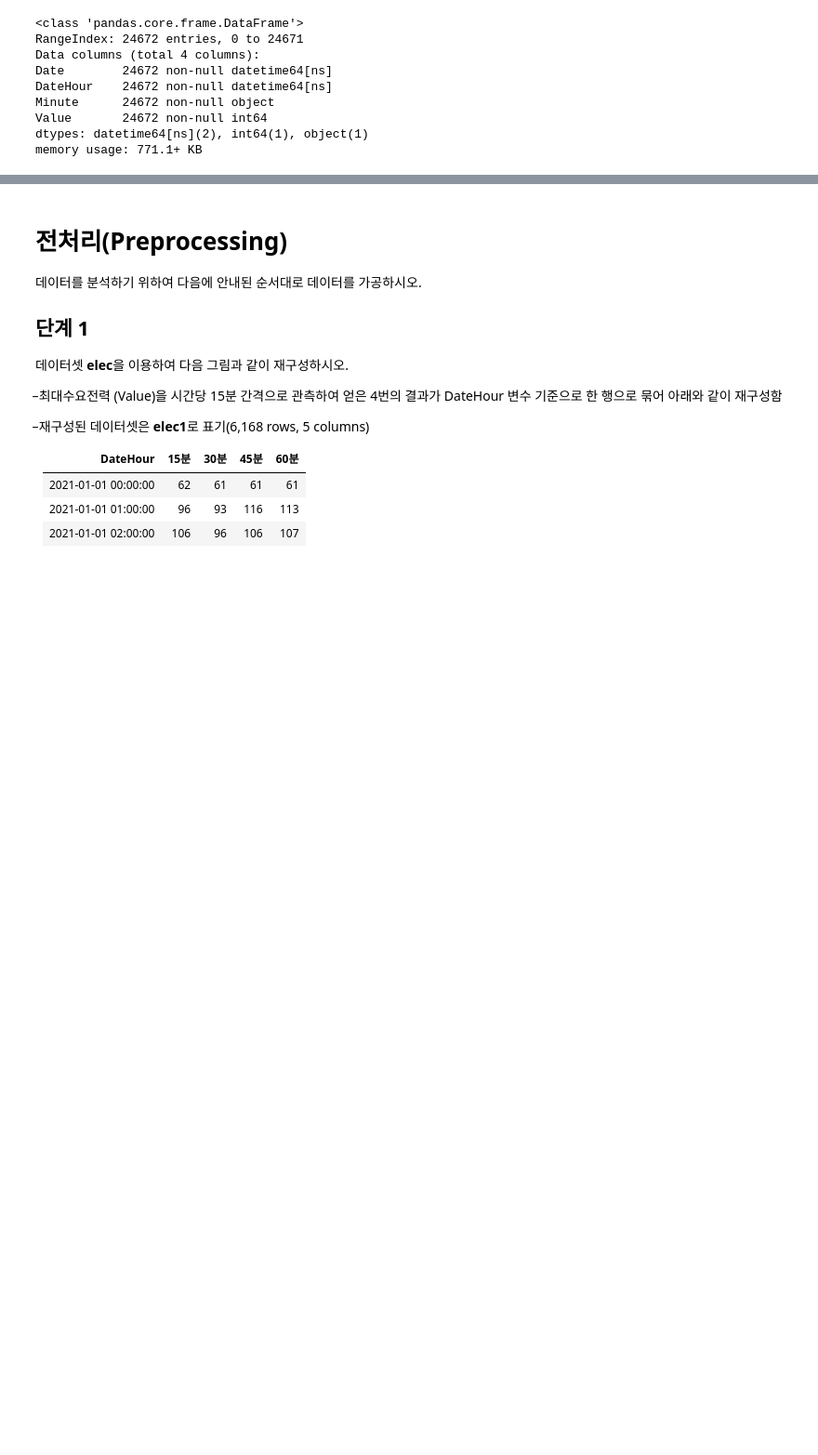
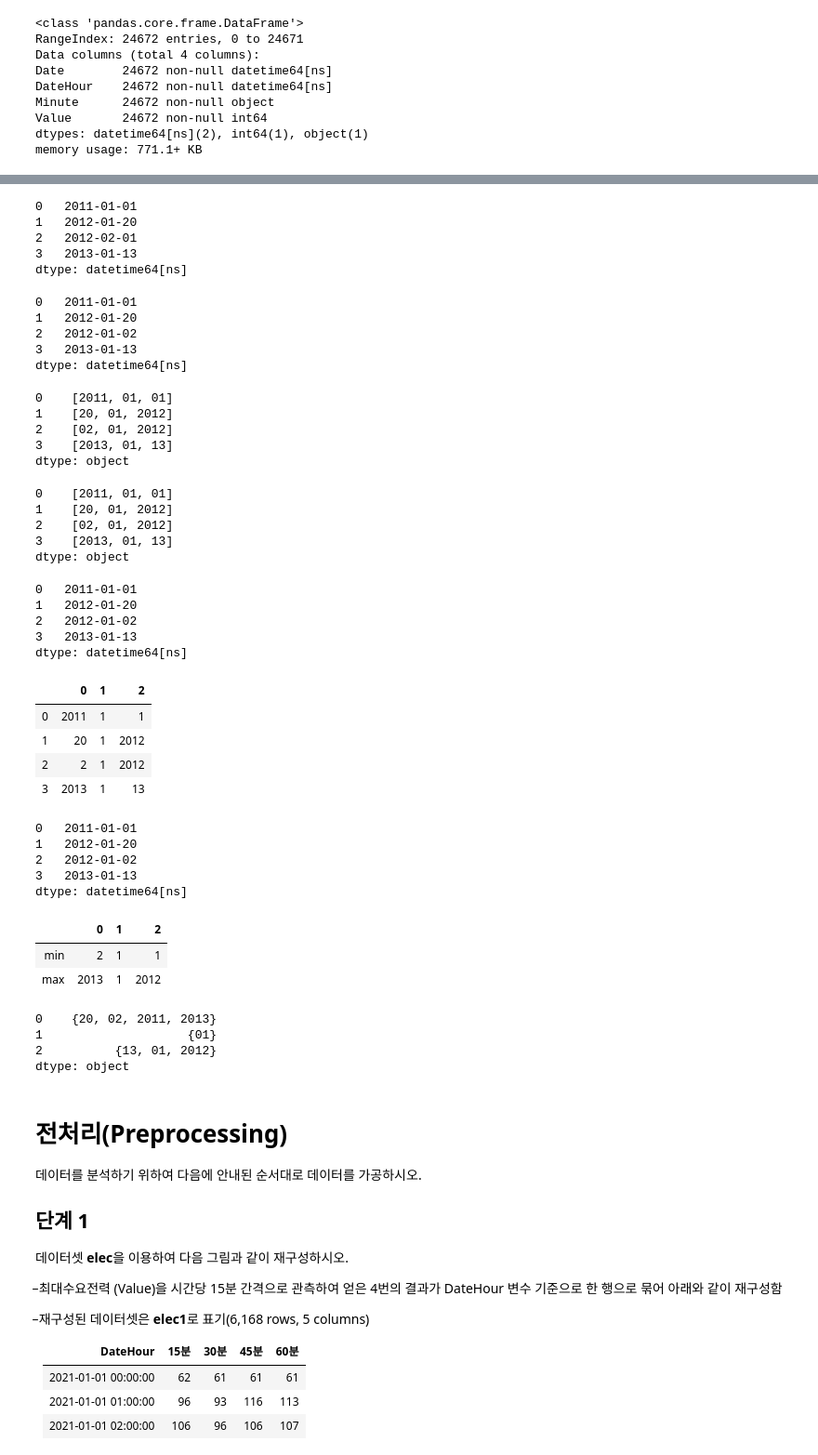
Before and after one commit to sunkusun9/DS_lv3_2607, a Jupyter notebook: sec_ds_lv3_prob3_prob.ipynb, the cells around one changed output, grey strips where cells are left out. Shown at 93% size. Cells and saved outputs as stored; diff of their text form; code cells hidden in the pictures; blank space fills up the shorter version.

```diff
--- a/sec_ds_lv3_prob3_prob.ipynb
+++ b/sec_ds_lv3_prob3_prob.ipynb
@@ -157,3 +157,80 @@ s = pd.Series(['2011-01-01', '20-01-2012', '02-01-2012', '2013/01/13'])
+# %%
+s = pd.Series(['2011-01-01', '20-01-2012', '02-01-2012', '2013/01/13'])
+pd.to_datetime(s)
+# %% [output]
+0   2011-01-01
+1   2012-01-20
+2   2012-02-01
+3   2013-01-13
+dtype: datetime64[ns]
+# %%
+pd.to_datetime(s, dayfirst = True)
+# %% [output]
+0   2011-01-01
+1   2012-01-20
+2   2012-01-02
+3   2013-01-13
+dtype: datetime64[ns]
+# %%
+s.str.split('-').apply(
+    lambda x: x if len(x) == 3 else x[0].split('/')
+)
+# %% [output]
+0    [2011, 01, 01]
+1    [20, 01, 2012]
+2    [02, 01, 2012]
+3    [2013, 01, 13]
+dtype: object
+# %%
+s.str.split('-|/') # 정규표현식 사용
+# %% [output]
+0    [2011, 01, 01]
+1    [20, 01, 2012]
+2    [02, 01, 2012]
+3    [2013, 01, 13]
+dtype: object
+# %%
+pd.to_datetime(s.str.split('-|/').apply(
+    lambda x: '-'.join(x if len(x[0]) == 4 else [x[2], x[1], x[0]])
+))
+# %% [output]
+0   2011-01-01
+1   2012-01-20
+2   2012-01-02
+3   2013-01-13
+dtype: datetime64[ns]
+# %%
+s.str.split('-|/', expand=True).astype('int')
+# %% [output]
+|  | 0 | 1 | 2 |
+| 0 | 2011 | 1 | 1 |
+| 1 | 20 | 1 | 2012 |
+| 2 | 2 | 1 | 2012 |
+| 3 | 2013 | 1 | 13 |
+# %%
+from datetime import date
+s.str.split('-|/', expand=True).astype('int').apply(
+    lambda x: date(x[0], x[1], x[2]) if x[0] >= 1000 else date(x[2], x[1], x[0]) , axis = 1
+).astype('datetime64[ns]')
+# %% [output]
+0   2011-01-01
+1   2012-01-20
+2   2012-01-02
+3   2013-01-13
+dtype: datetime64[ns]
+# %%
+s.str.split('-|/', expand=True).astype('int').agg(['min', 'max'])
+# %% [output]
+|  | 0 | 1 | 2 |
+| min | 2 | 1 | 1 |
+| max | 2013 | 1 | 2012 |
+# %%
+s.str.split('-|/', expand=True).apply(lambda x: set(x.unique()))
+# %% [output]
+0    {20, 02, 2011, 2013}
+1                    {01}
+2          {13, 01, 2012}
+dtype: object
 # %% [markdown]
 # 전처리(Preprocessing)
 
```
Also changed, not shown: parts of 27 cells of this notebook.
